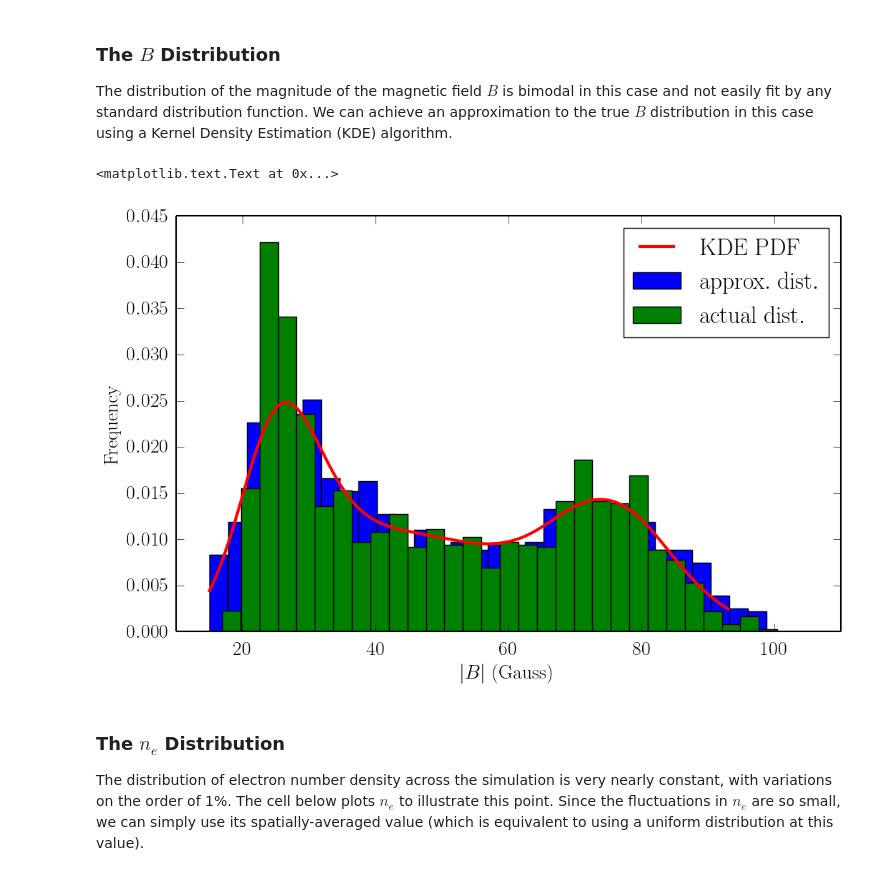
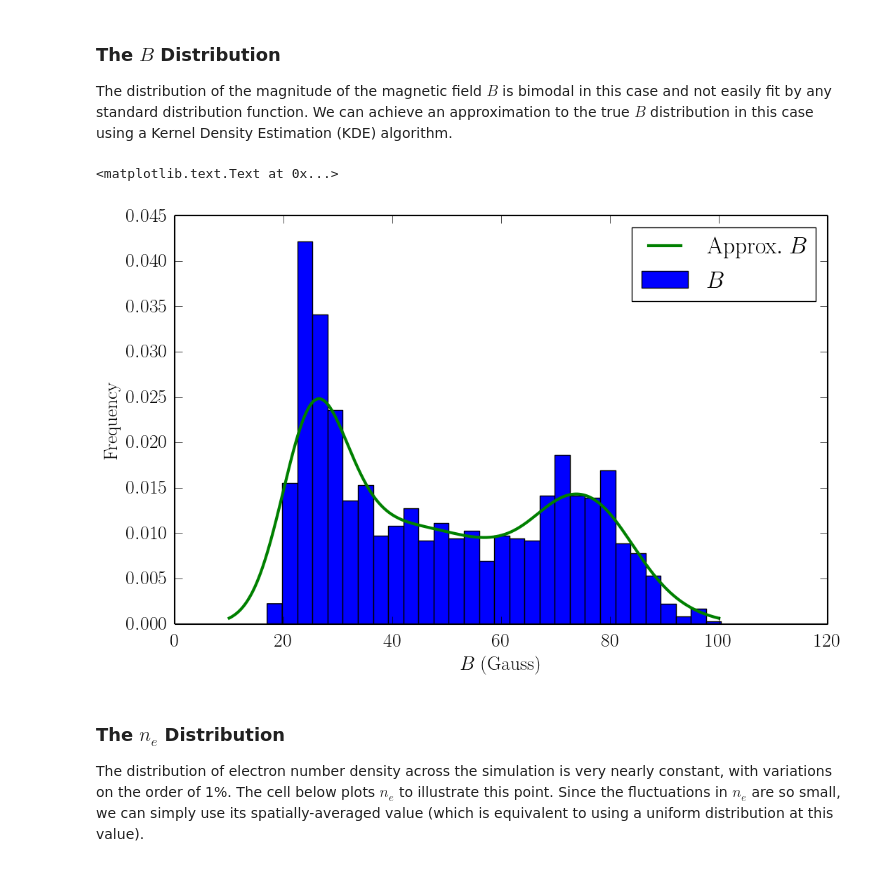
Before and after one commit to AFD-Illinois/symphony, a Jupyter notebook: applications/sampling_model.ipynb, the cells around one changed output. Cells and saved outputs as stored; diff of their text form; code cells hidden in the pictures.

```diff
--- a/applications/sampling_model.ipynb
+++ b/applications/sampling_model.ipynb
@@ -227,41 +295,41 @@ def kde_statsmodels_u(x, x_grid, bandwidth=0.2, **kwargs):
     kde = KDEUnivariate(x)
     kde.fit(bw=bandwidth, **kwargs)
     return kde.evaluate(x_grid)
 
 from scipy.interpolate import splrep, splev, interp1d
 # The grid we'll use for plotting
-min_x = 15.
-max_x = 93.
+min_x = 10.
+max_x = 100.
 num_points = 1000
 x_grid = np.linspace(min_x, max_x, num_points)
 
 bandwith_set = 5.
 
 # Draw points from a bimodal distribution in 1D
 np.random.seed(0)
 x = B_mag.flatten()
 
 pdf = kde_statsmodels_u(x, x_grid, bandwidth=bandwith_set)
 
 width_of_step = (max_x - min_x) / num_points
 cdf = np.cumsum(pdf) * width_of_step
 tck = splrep(x_grid, cdf)
 tck_inv = splrep(cdf, x_grid)
 
 #need to remove erroneous values of approximate_dist that are greater than max(B_mag)
-approximate_dist = splev(np.random.rand(1296+17, 1).flatten(), tck_inv)
+approximate_dist = splev(np.random.rand(1296+6, 1).flatten(), tck_inv)
 approximate_dist = approximate_dist[approximate_dist < np.amax(B_mag)]
 #print np.amax(approximate_dist)
 
-pl.hist(approximate_dist, bins=30, normed=True, label='$\\mathrm{approx.~dist.}$');
-pl.hist(B_mag.flatten(),  bins=30, normed=True, label='$\\mathrm{actual~dist.}$');
-pl.plot(x_grid, pdf, linewidth=3, label='$\\mathrm{KDE~PDF}$')
+#pl.hist(approximate_dist, bins=30, normed=True, label='$\\mathrm{approx.~dist.}$');
+pl.hist(B_mag.flatten(),  bins=30, normed=True, label='$B$');
+pl.plot(x_grid, pdf, linewidth=3, label='$\\mathrm{Approx.~}B$')
 pl.legend(loc='upper right')
-pl.xlabel('$|B|\\mathrm{~(Gauss)}$')
+pl.xlabel('$B\\mathrm{~(Gauss)}$')
 pl.ylabel('$\\mathrm{Frequency}$')
 # %% [output]
 <matplotlib.text.Text at 0x...>
-[figure, old version]
+[figure, new version]
 # %% [markdown]
 ### The $n_e$ Distribution
 
```
Also changed, not shown: parts of 13 cells of this notebook, 1 other file.
